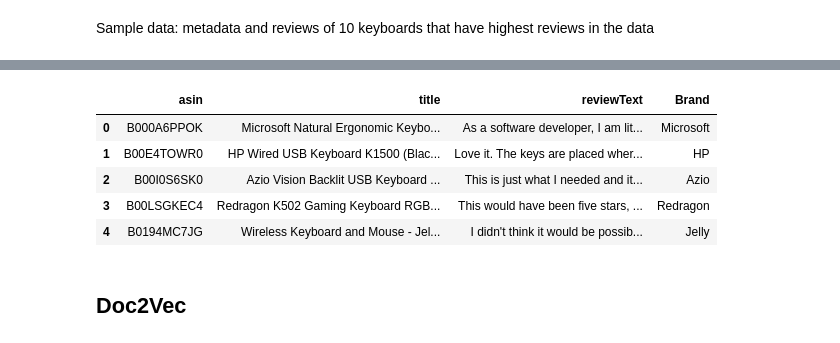
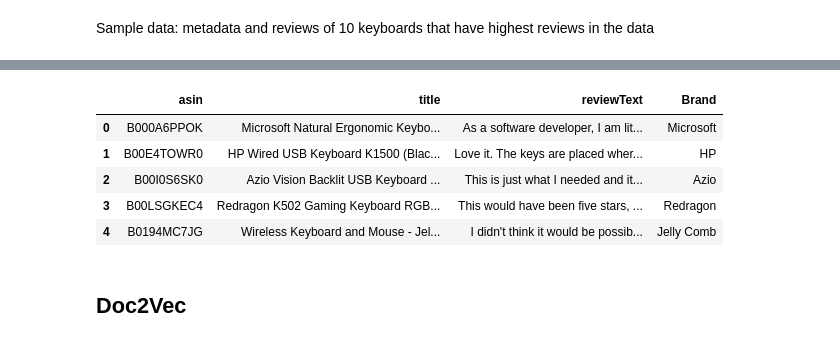
Before and after one commit to liu431/Content-Analysis-Project, a Jupyter notebook: Code/Doc2Vec and Scoring.ipynb, the cells around one changed output, grey strips where cells are left out. Saved outputs shown, nothing was run; the diff lists cells and outputs as text; code cells hidden in the pictures.

```diff
--- a/Code/Doc2Vec and Scoring.ipynb
+++ b/Code/Doc2Vec and Scoring.ipynb
@@ -47,15 +47,15 @@ for i in range(4):
 # %%
 df_sample = df_sample[df_sample['reviewText'].notnull()]
 df_agg = df.groupby(['asin', 'title'], as_index=False)[['reviewText']].agg(sum)
-df_agg['Brand'] = ['Microsoft', 'HP', 'Azio', 'Redragon', 'Jelly']
+df_agg['Brand'] = ['Microsoft', 'HP', 'Azio', 'Redragon', 'Jelly Comb']
 df_agg
 # %% [output]
 |  | asin | title | reviewText | Brand |
 | 0 | B000A6PPOK | Microsoft Natural Ergonomic Keybo... | As a software developer, I am lit... | Microsoft |
 | 1 | B00E4TOWR0 | HP Wired USB Keyboard K1500 (Blac... | Love it. The keys are placed wher... | HP |
 | 2 | B00I0S6SK0 | Azio Vision Backlit USB Keyboard ... | This is just what I needed and it... | Azio |
 | 3 | B00LSGKEC4 | Redragon K502 Gaming Keyboard RGB... | This would have been five stars, ... | Redragon |
-| 4 | B0194MC7JG | Wireless Keyboard and Mouse - Jel... | I didn't think it would be possib... | Jelly |
+| 4 | B0194MC7JG | Wireless Keyboard and Mouse - Jel... | I didn't think it would be possib... | Jelly Comb |
 # %% [markdown]
 ## Doc2Vec
 # %% [markdown]
```
Also changed, not shown: parts of 12 cells of this notebook, 6 other files.
